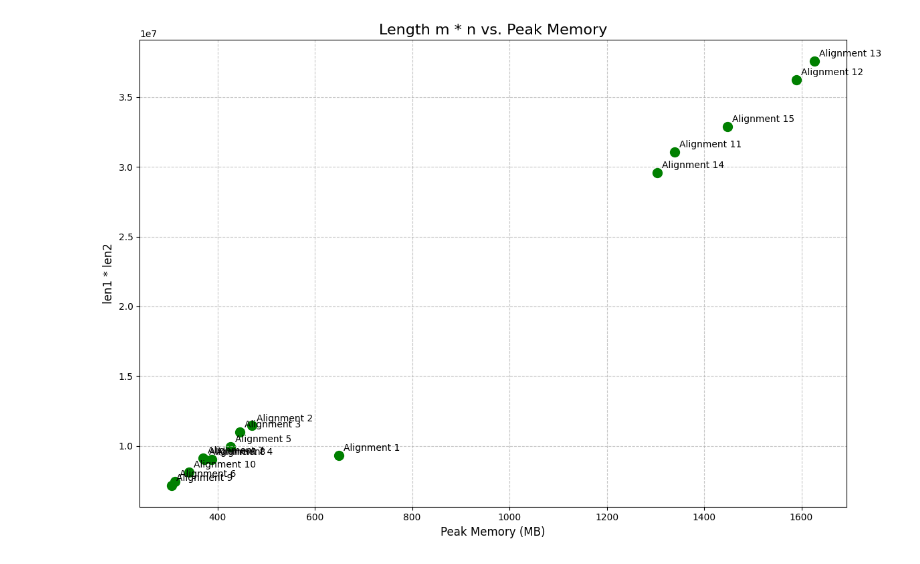
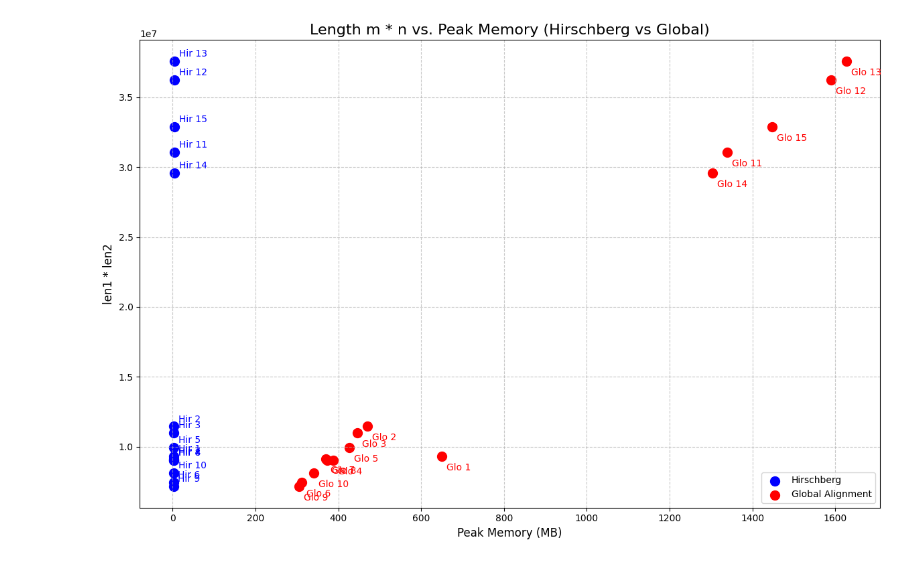
Before and after one commit to Emeraldb01/hirschberg_algorithm, a Jupyter notebook: visualization.ipynb, the cells around one changed output. Drawn from its saved outputs; the diff is of its cells as text; code cells hidden in the pictures.

Commit message:
🧐 Try to plot of hypothetical result

```diff
--- a/visualization.ipynb
+++ b/visualization.ipynb
@@ -1,48 +1,61 @@
 # %%
 import pandas as pd
 import matplotlib.pyplot as plt
 
 # Read the CSV files
-df1 = pd.read_csv('results/glo_mut_results.csv')
-df2 = pd.read_csv('dataset/mutated_sequences.csv')
+hir_df = pd.read_csv('results/hir_mut_results.csv')
+glo_df = pd.read_csv('results/glo_mut_results.csv')
+seq_df = pd.read_csv('dataset/mutated_sequences.csv')
 
-# Extract the required lengths
-len1_1 = len(df2.iloc[0, 0])
-len1_2 = len(df2.iloc[5, 0])
-len1_3 = len(df2.iloc[10, 0])
+# Extract sequence lengths
+len1_1 = len(seq_df.iloc[0, 0])
+len1_2 = len(seq_df.iloc[5, 0])
+len1_3 = len(seq_df.iloc[10, 0])
 
-# Calculate y-axis values (len1 * len2)
+# Calculate y-axis values (len1 * len2) for all alignments
 y_values = []
 for i in range(15):
     if i < 5:
-        y_values.append(len1_1 * len(df2.iloc[i, 1]))
+        y_values.append(len1_1 * len(seq_df.iloc[i, 1]))
     elif i < 10:
-        y_values.append(len1_2 * len(df2.iloc[i, 1]))
+        y_values.append(len1_2 * len(seq_df.iloc[i, 1]))
     else:
-        y_values.append(len1_3 * len(df2.iloc[i, 1]))
+        y_values.append(len1_3 * len(seq_df.iloc[i, 1]))
 
-# Extract x-axis values (Peak Memory)
-x_values = df1['Peak Memory (MB)'].tolist()[:15]
+# Extract x-axis values (Peak Memory) for Hirschberg and Global
+hir_x_values = hir_df['Peak Memory (MB)'].tolist()[:15]
+glo_x_values = glo_df['Peak Memory (MB)'].tolist()[:15]
 
 # Create the scatter plot
 plt.figure(figsize=(12, 8))
-plt.scatter(x_values, y_values, color='green', s=100)
+
+# Plot Hirschberg results
+plt.scatter(hir_x_values, y_values, color='blue', s=100, label='Hirschberg')
+
+# Plot Global Alignment results
+plt.scatter(glo_x_values, y_values, color='red', s=100, label='Global Alignment')
 
 # Customize the plot
-plt.title('Length m * n vs. Peak Memory', fontsize=16)
+plt.title('Length m * n vs. Peak Memory (Hirschberg vs Global)', fontsize=16)
 plt.xlabel('Peak Memory (MB)', fontsize=12)
 plt.ylabel('len1 * len2', fontsize=12)
 
-# Add labels for each point
-for i, (x, y) in enumerate(zip(x_values, y_values)):
-    plt.annotate(f'Alignment {i+1}', (x, y), xytext=(5, 5),
-                 textcoords='offset points')
+# Add labels for each point in both series
+for i, (x, y) in enumerate(zip(hir_x_values, y_values)):
+    plt.annotate(f'Hir {i+1}', (x, y), xytext=(5, 5),
+                 textcoords='offset points', color='blue')
+for i, (x, y) in enumerate(zip(glo_x_values, y_values)):
+    plt.annotate(f'Glo {i+1}', (x, y), xytext=(5, -15),
+                 textcoords='offset points', color='red')
+
+# Add legend
+plt.legend()
 
 # Improve layout
 plt.tight_layout()
 plt.grid(True, linestyle='--', alpha=0.7)
 
 # Show the plot
 plt.show()
 # %% [output]
-[figure, old version]
+[figure, new version]
```
Also changed, not shown: 1 other file.
